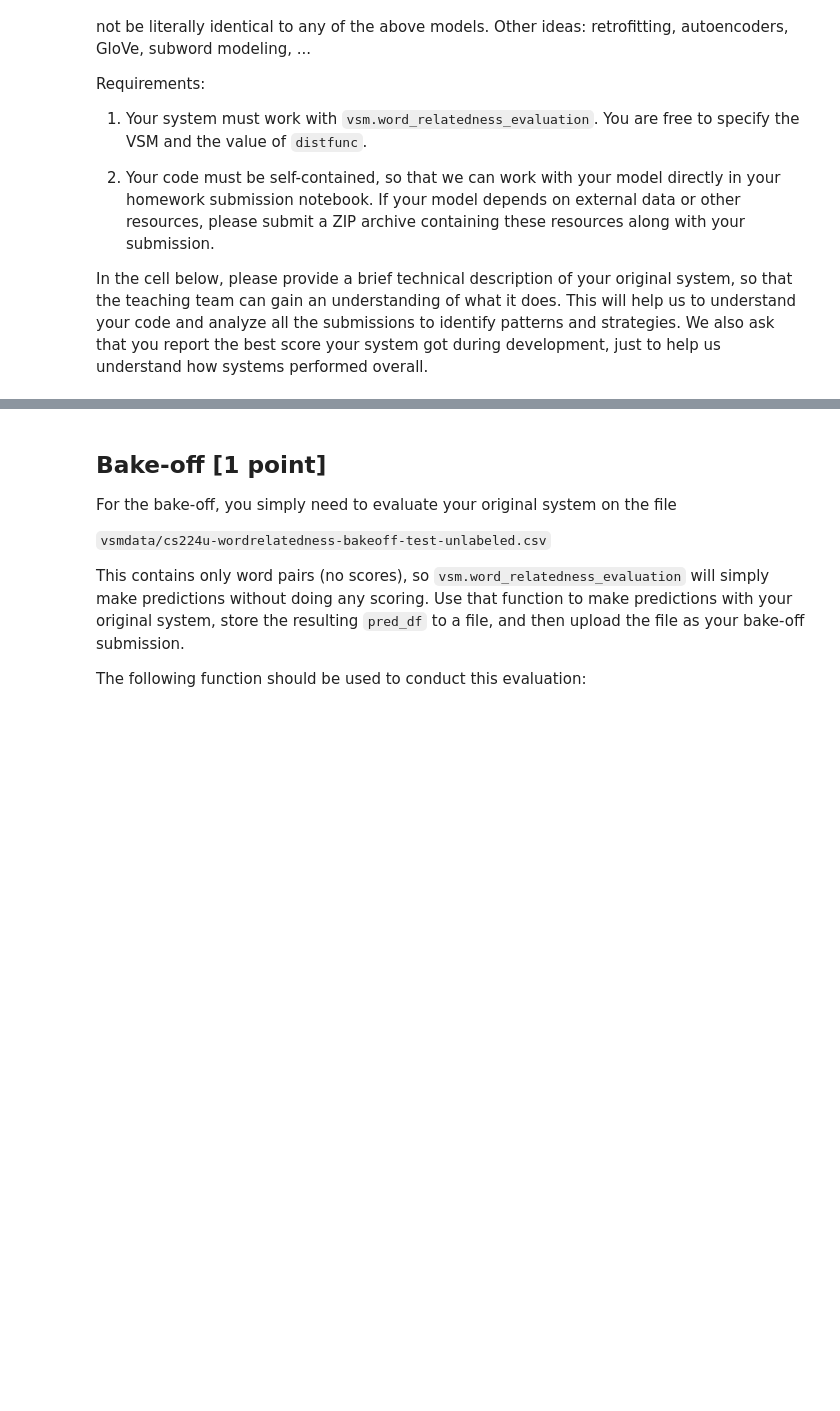
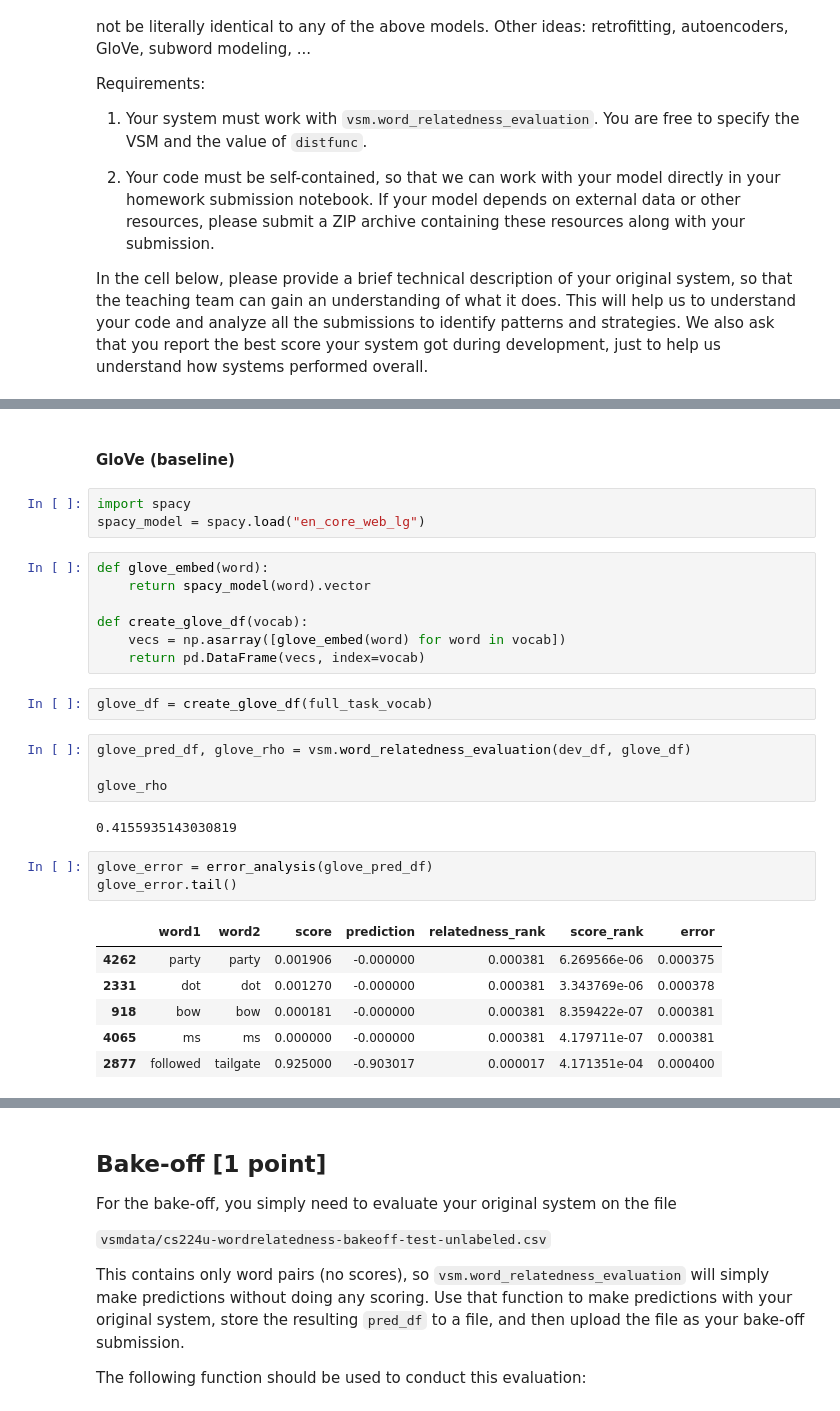
Before and after one commit to feifang24/cs224u-spr2021, a Jupyter notebook: hw_wordrelatedness.ipynb, the cells around one changed output, grey strips where cells are left out. Cells and saved outputs as stored; diff of their text form; blank space fills up the shorter version.

```diff
--- a/hw_wordrelatedness.ipynb
+++ b/hw_wordrelatedness.ipynb
@@ -526,2 +603,32 @@ if 'IS_GRADESCOPE_ENV' not in os.environ:
 
 # STOP COMMENT: Please do not remove this comment.
+# %% [markdown]
+#### GloVe (baseline)
+# %%
+import spacy
+spacy_model = spacy.load("en_core_web_lg")
+# %%
+def glove_embed(word):
+    return spacy_model(word).vector
+
+def create_glove_df(vocab):
+    vecs = np.asarray([glove_embed(word) for word in vocab])
+    return pd.DataFrame(vecs, index=vocab)
+# %%
+glove_df = create_glove_df(full_task_vocab)
+# %%
+glove_pred_df, glove_rho = vsm.word_relatedness_evaluation(dev_df, glove_df)
+
+glove_rho
+# %% [output]
+0.4155935143030819
+# %%
+glove_error = error_analysis(glove_pred_df)
+glove_error.tail()
+# %% [output]
+|  | word1 | word2 | score | prediction | relatedness_rank | score_rank | error |
+| 4262 | party | party | 0.001906 | -0.000000 | 0.000381 | 6.269566e-06 | 0.000375 |
+| 2331 | dot | dot | 0.001270 | -0.000000 | 0.000381 | 3.343769e-06 | 0.000378 |
+| 918 | bow | bow | 0.000181 | -0.000000 | 0.000381 | 8.359422e-07 | 0.000381 |
+| 4065 | ms | ms | 0.000000 | -0.000000 | 0.000381 | 4.179711e-07 | 0.000381 |
+| 2877 | followed | tailgate | 0.925000 | -0.903017 | 0.000017 | 4.171351e-04 | 0.000400 |
```
Also changed, not shown: parts of 34 cells of this notebook, 1 other file.
